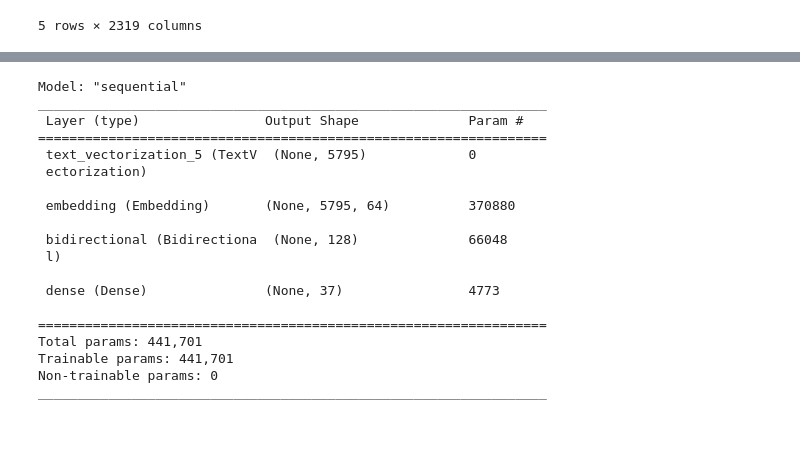
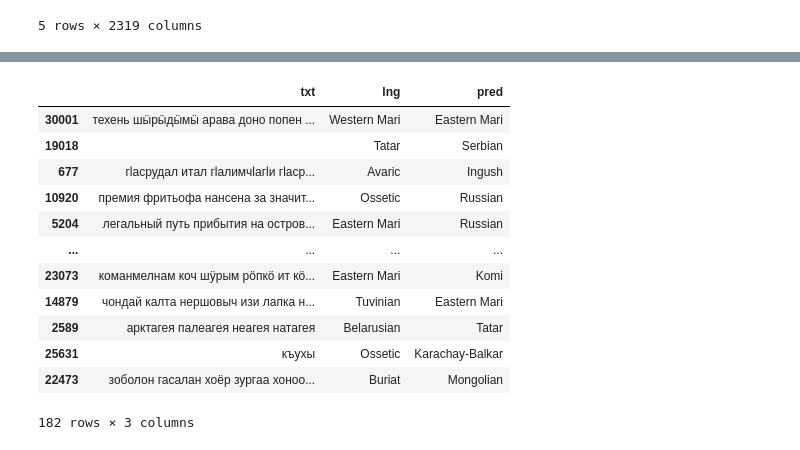
Before and after one commit to av-gav/itmo-nlp, a Jupyter notebook: Task1.ipynb, the cells around one changed output, grey strips where cells are left out. Drawn from its saved outputs; the diff is of its cells as text; code cells hidden in the pictures.

```diff
--- a/Task1.ipynb
+++ b/Task1.ipynb
@@ -339,14 +343,0 @@ array([' е', ' ж', ' з', ..., '’', '“', '“ '], dtype=object)
-# %%
-from sklearn.linear_model import LogisticRegression
-from sklearn.metrics import classification_report
-from sklearn.naive_bayes import GaussianNB
-from sklearn.neural_network import MLPClassifier
-from sklearn.tree import DecisionTreeClassifier
-from matplotlib import pyplot as plt
-from sklearn import tree
-
-#clf = LogisticRegression().fit(X_train_vectorized, y_train)
-preds = clf.predict(X_test_vectorized)
-print(classification_report(y_test, preds))
-#tree.plot_tree(clf)
-#plt.show()
@@ -445,22 +402,17 @@ model = tf.keras.Sequential([
-# %%
-model.summary()
-# %% [output]
-Model: "sequential"
-_________________________________________________________________
- Layer (type)                Output Shape              Param #
-=================================================================
- text_vectorization_5 (TextV  (None, 5795)             0
- ectorization)
-
- embedding (Embedding)       (None, 5795, 64)          370880
-
- bidirectional (Bidirectiona  (None, 128)              66048
- l)
-
- dense (Dense)               (None, 37)                4773
-
-=================================================================
-Total params: 441,701
-Trainable params: 441,701
-Non-trainable params: 0
-_________________________________________________________________
+# %%
+res = pd.DataFrame({'txt':X_test, 'lng':y_test, 'pred':preds})
+res.loc[res['lng'] != res['pred']]
+# %% [output]
+|  | txt | lng | pred |
+| 30001 | техень шӹрӹдӹмӹ арава доно попен ... | Western Mari | Eastern Mari |
+| 19018 |  | Tatar | Serbian |
+| 677 | гӏасрудал итал гӏалимчӏагӏи гӏаср... | Avaric | Ingush |
+| 10920 | премия фритьофа нансена за значит... | Ossetic | Russian |
+| 5204 | легальный путь прибытия на остров... | Eastern Mari | Russian |
+| ... | ... | ... | ... |
+| 23073 | команмелнам коч шӱрым рӧпкӧ ит кӧ... | Eastern Mari | Komi |
+| 14879 | чондай калта нершовыч изи лапка н... | Tuvinian | Eastern Mari |
+| 2589 | арктагея палеагея неагея натагея | Belarusian | Tatar |
+| 25631 | къухы | Ossetic | Karachay-Balkar |
+| 22473 | зоболон гасалан хоёр зургаа хоноо... | Buriat | Mongolian |
+182 rows × 3 columns
```
Also changed, not shown: parts of 19 cells of this notebook.
